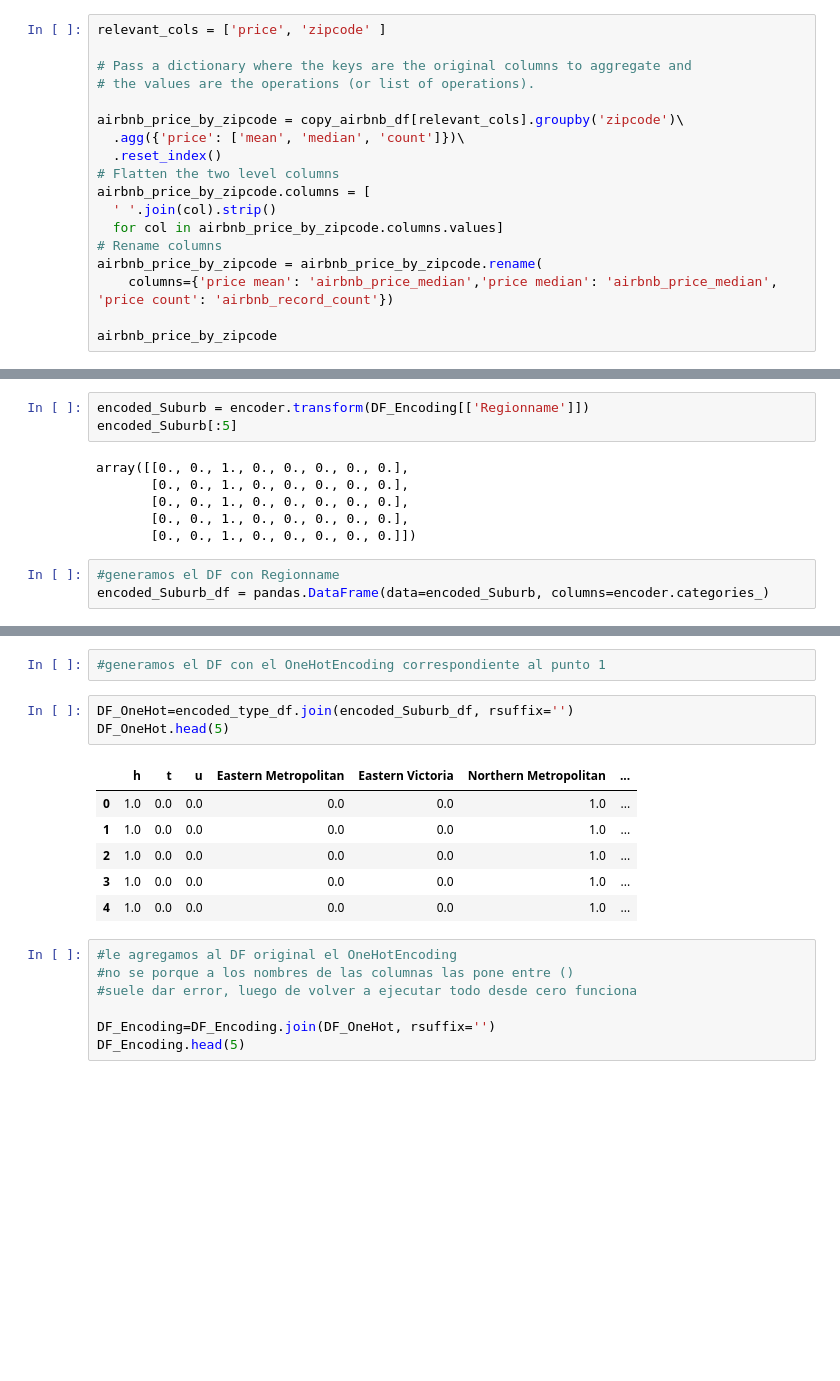
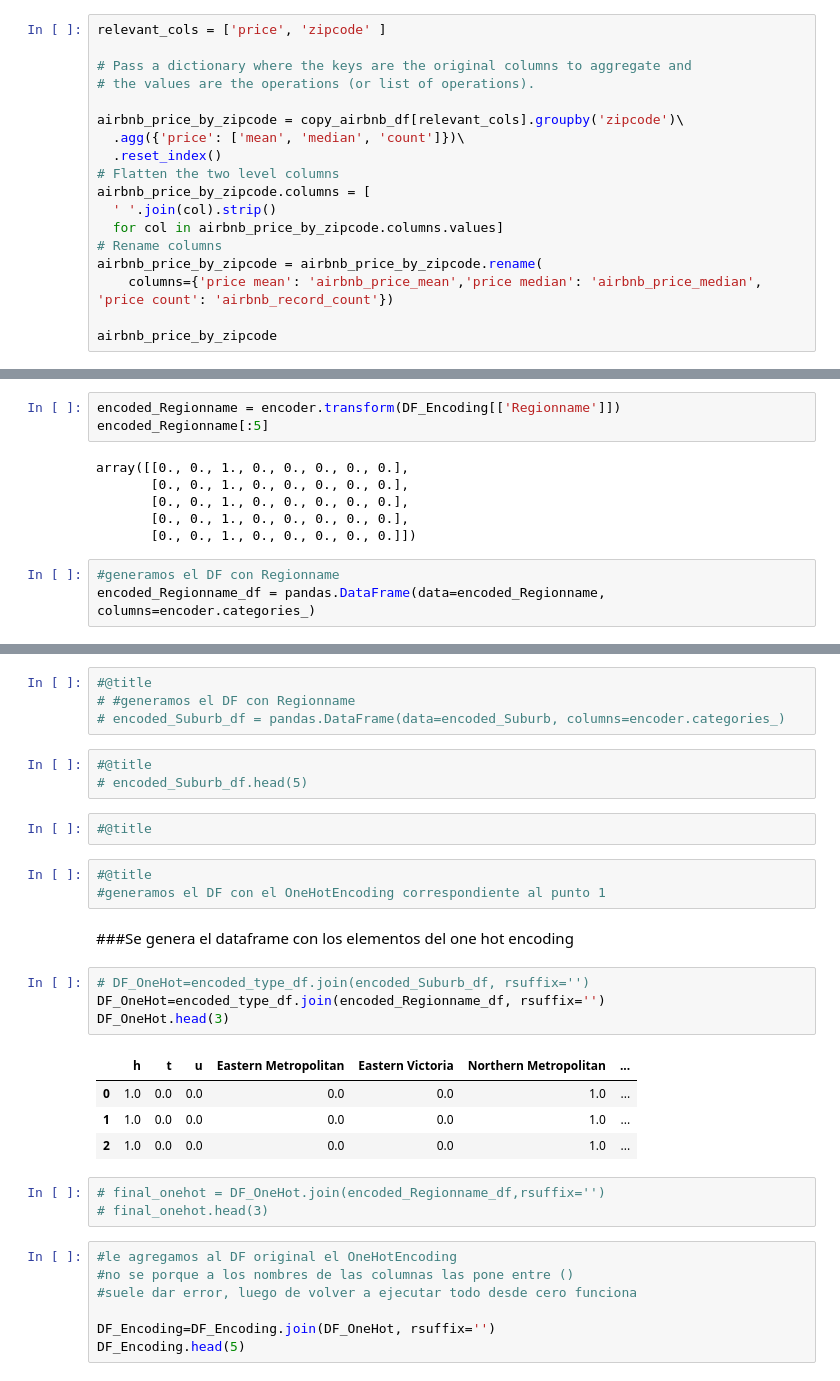
Before and after one commit to donlucas1/Grupo10, a Jupyter notebook: eycd/Grupo_10_EyCD_Entregable_Parte_1_y_2.ipynb, the cells around one changed output, grey strips where cells are left out. Saved outputs shown, nothing was run; the diff lists cells and outputs as text; blank space fills up the shorter version.

```diff
--- a/eycd/Grupo_10_EyCD_Entregable_Parte_1_y_2.ipynb
+++ b/eycd/Grupo_10_EyCD_Entregable_Parte_1_y_2.ipynb
@@ -1063,7 +1080,7 @@ airbnb_price_by_zipcode.columns = [
   for col in airbnb_price_by_zipcode.columns.values]
 # Rename columns
 airbnb_price_by_zipcode = airbnb_price_by_zipcode.rename(
-    columns={'price mean': 'airbnb_price_median','price median': 'airbnb_price_median', 'price count': 'airbnb_record_count'})
+    columns={'price mean': 'airbnb_price_mean','price median': 'airbnb_price_median', 'price count': 'airbnb_record_count'})
 
 airbnb_price_by_zipcode
 # %% [output]
@@ -1339,8 +1392,8 @@ encoder.categories_
         'South-Eastern Metropolitan', 'Southern Metropolitan',
         'Western Metropolitan', 'Western Victoria'], dtype=object)]
 # %%
-encoded_Suburb = encoder.transform(DF_Encoding[['Regionname']])
-encoded_Suburb[:5]
+encoded_Regionname = encoder.transform(DF_Encoding[['Regionname']])
+encoded_Regionname[:5]
 # %% [output]
 array([[0., 0., 1., 0., 0., 0., 0., 0.],
        [0., 0., 1., 0., 0., 0., 0., 0.],
@@ -1349,5 +1402,5 @@ array([[0., 0., 1., 0., 0., 0., 0., 0.],
        [0., 0., 1., 0., 0., 0., 0., 0.]])
 # %%
 #generamos el DF con Regionname
-encoded_Suburb_df = pandas.DataFrame(data=encoded_Suburb, columns=encoder.categories_)
+encoded_Regionname_df = pandas.DataFrame(data=encoded_Regionname, columns=encoder.categories_)
 # %%
@@ -1362,15 +1425,29 @@ encoded_Suburb_df.head(5)
+# %%
+#@title
+# #generamos el DF con Regionname
+# encoded_Suburb_df = pandas.DataFrame(data=encoded_Suburb, columns=encoder.categories_)
+# %%
+#@title
+# encoded_Suburb_df.head(5)
+# %%
+#@title
 # %%
+#@title
 #generamos el DF con el OneHotEncoding correspondiente al punto 1
+# %% [markdown]
+###Se genera el dataframe con los elementos del one hot encoding
 # %%
-DF_OneHot=encoded_type_df.join(encoded_Suburb_df, rsuffix='')
-DF_OneHot.head(5)
+# DF_OneHot=encoded_type_df.join(encoded_Suburb_df, rsuffix='')
+DF_OneHot=encoded_type_df.join(encoded_Regionname_df, rsuffix='')
+DF_OneHot.head(3)
 # %% [output]
 |  | h | t | u | Eastern Metropolitan | Eastern Victoria | Northern Metropolitan | ... |
 | 0 | 1.0 | 0.0 | 0.0 | 0.0 | 0.0 | 1.0 | ... |
 | 1 | 1.0 | 0.0 | 0.0 | 0.0 | 0.0 | 1.0 | ... |
 | 2 | 1.0 | 0.0 | 0.0 | 0.0 | 0.0 | 1.0 | ... |
-| 3 | 1.0 | 0.0 | 0.0 | 0.0 | 0.0 | 1.0 | ... |
-| 4 | 1.0 | 0.0 | 0.0 | 0.0 | 0.0 | 1.0 | ... |
+# %%
+# final_onehot = DF_OneHot.join(encoded_Regionname_df,rsuffix='')
+# final_onehot.head(3)
 # %%
 #le agregamos al DF original el OneHotEncoding
 #no se porque a los nombres de las columnas las pone entre ()
```
Also changed, not shown: parts of 78 cells of this notebook.
